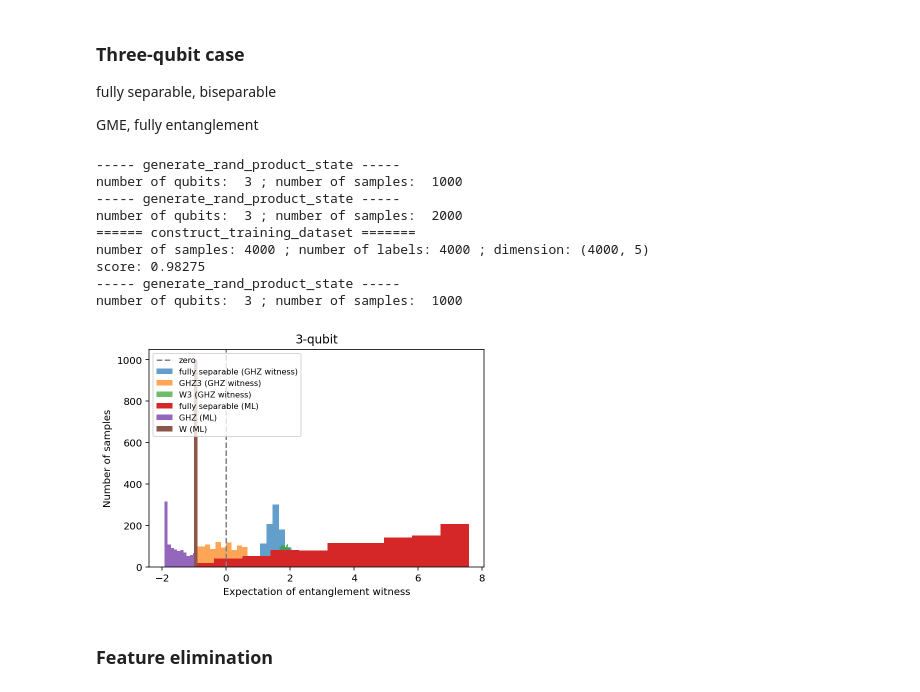
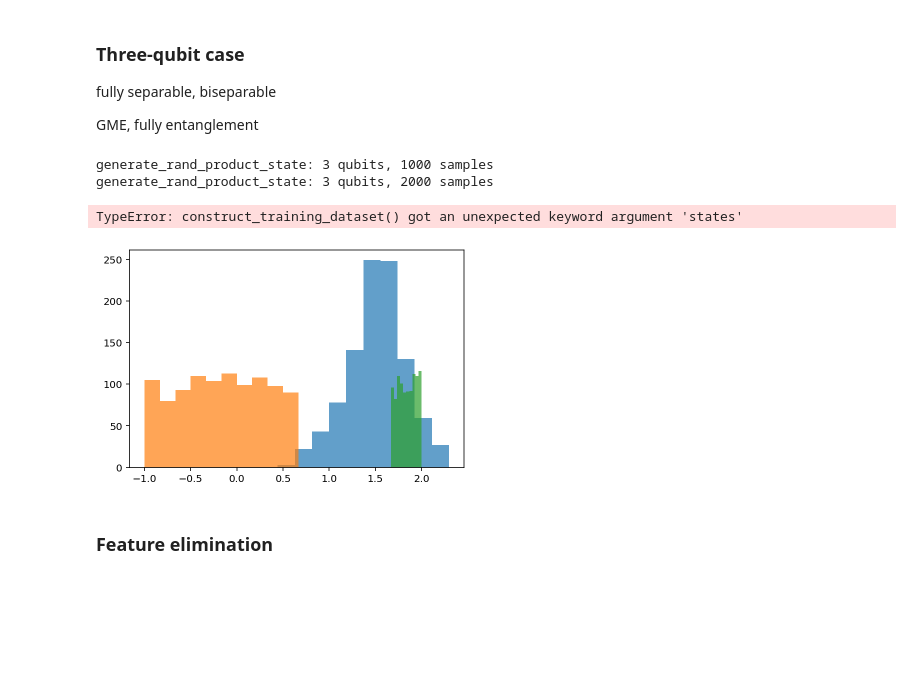
Before and after one commit to Jue-Xu/Entanglement-Witness, a Jupyter notebook: notebook/entangle.ipynb, the cells around one changed output. Saved outputs shown, nothing was run; the diff lists cells and outputs as text; code cells hidden in the pictures; blank space fills up the shorter version.

```diff
--- a/notebook/entangle.ipynb
+++ b/notebook/entangle.ipynb
@@ -243,13 +244,14 @@ bell_inequality = tensor(a_0,a_1) + tensor(a_1,b_0) + tensor(a_1,b_1) - tensor(a
 # w_ansatz = tensor([sigmax(), sigmax(), sigmaz()])
 # print(w_ansatz)
 # %%
-def construct_training_dataset(states,labels,operators):
-    print("====== construct_training_dataset =======")
-    # from functools import reduce
-    # for state in reduce(lambda x, y: x + y, states)
-    # y = np.array(labels).flatten()
-    all_states =  sum(states, [])
-    y = np.array(sum(labels,[]))
+def construct_training_dataset(states_labels,operators,verbose=False):
+    print("------- construct_training_dataset -------")
+    states_labels = np.array(states_labels,dtype=object)
+    all_states = states_labels[:,0].flatten()
+    # print(all_states)
+    y = states_labels[:,1].flatten()
+    # print(y)
+    # y = sum(states_labels[:,1],[])
     n_sample = len(all_states)
 
     # evaluate features - expectation values
@@ -259,17 +261,19 @@ def construct_training_dataset(states,labels,operators):
     order = np.random.permutation(n_sample)
     # print(order)
     features = features[order]
-    y = y[order]
-    # y = y[order].astype(float)
-    # print(y)
+    y = y[order].astype(int)
+    if verbose:
+        print(y)
     # print(features)
 
     print('number of samples:', n_sample, '; number of labels:', len(y), '; dimension:', shape(features))
+    print("------------------- end -------------------")
     return (features, y)
 
 
 # number_samples = 1000
 size_train = 3
+noise_limit = 1/3
 
 bell_kinds = ['00', '01', '10', '11']
 pauli_str = ['I', 'X', 'Y', 'Z']
@@ -278,11 +282,8 @@ two_pauli_label = [a+b for a in pauli_str for b in pauli_str ]
 print(two_pauli_label)
 # print(two_pauli)
 
-# print(expect(two_pauli,bell_state('11')))
-X_0 = generate_bell_noisy_density(size_train,kind='11',noise_limit=1/3)
-y_0 = [0 for i in range(size_train)]
-X_1 = generate_rand_product_state(n=2,m=size_train)
-y_1 = [1 for i in range(size_train)]
-X, y = construct_training_dataset([X_0, X_1, X_1], [y_0, y_1, y_1],two_pauli)
+state_0 = [generate_bell_noisy_density(size_train,kind='11',noise_limit=noise_limit), const_label(0,size_train)]
+state_1 = [generate_rand_product_state(n=2,m=size_train), const_label(1,size_train)]
+X, y = construct_training_dataset([state_0,state_1],two_pauli)
 # %% [output]
 ['II', 'IX', 'IY', 'IZ', 'XI', 'XX', 'XY', 'XZ', 'YI', 'YX', 'YY', 'YZ', 'ZI', 'ZX', 'ZY', 'ZZ']
@@ -590,45 +594,39 @@ labels = [ [1 for i in range(2 * size_train)], [0 for i in range(size_train) ],
 # print(labels)
 X, y = construct_training_dataset(states=input_states,labels=labels,operators=three_pauli)
 # print(Y)
 clf = svm.SVC()
 clf.fit(X, y)
 print('score:', clf.score(X, y))
 
 ##################### testing ########################
 ghz3_test = generate_noisy_ghz_ensemble(n=3,m=size_test,noise_limit=noise_limit)
 w3_test = generate_noisy_w_ensemble(n=3,m=size_test,noise_limit=noise_limit)
 test_dataset = [generate_rand_product_state(3, size_test), ghz3_test, w3_test]
 # test_1 = generate_two_qubit_random_pure_state_PPT(size_test)[1]
 for test_data in test_dataset:
     feature_test = [expect(three_pauli, state) for state in test_data]
     prediction_test = clf.predict(feature_test)
     # print(prediction_three_1)
     decision_test = clf.decision_function(feature_test)
     ax.hist(decision_test)
 
 ##################### plot ########################
 ax.axvline(0.0, ls="--", color="gray")
 # ax.text(4, 0.4, r'$$')
 ax.set_ylabel('Number of samples')
 # ax.set_ylabel(r'$ \tr (W \rho ) $')
 ax.set_xlabel('Expectation of entanglement witness')
-ax.set_title('3-qubit')
-ax.legend(('zero', 'fully separable (GHZ witness)', 'GHZ3 (GHZ witness)', 'W3 (GHZ witness)', 'fully separable (ML)', 'GHZ (ML)', 'W (ML)'), loc='upper left',prop ={'size': 8})
+ax.set_title('3-qubit case')
+ax.legend(('zero', 'fully separable (GHZ witness)', 'GHZ3 (GHZ witness)', 'W3 (GHZ witness)', 'fully separable (ML)', 'GHZ (ML)', 'W (ML)'), loc='upper left',prop ={'size': 9})
 # ax.legend(('zero', 'fully separable (GHZ witness)', 'GHZ3 (GHZ witness)', 'W3 (GHZ witness)', 'fully separable (W witness)','W3 (W witness)', 'GHZ (W witness)', 'fully separable (ML)', 'GHZ (ML)', 'W (ML)'), loc='upper left',prop ={'size': 8})
 
 # fig.show()
 plt.savefig('three_qubit_hist.png', dpi=300)
 # %% [output]
------ generate_rand_product_state -----
-number of qubits:  3 ; number of samples:  1000
------ generate_rand_product_state -----
-number of qubits:  3 ; number of samples:  2000
-====== construct_training_dataset =======
-number of samples: 4000 ; number of labels: 4000 ; dimension: (4000, 5)
-score: 0.98275
------ generate_rand_product_state -----
-number of qubits:  3 ; number of samples:  1000
+generate_rand_product_state: 3 qubits, 1000 samples
+generate_rand_product_state: 3 qubits, 2000 samples
+TypeError: construct_training_dataset() got an unexpected keyword argument 'states'
-[figure, old version]
+[figure, new version]
 # %% [markdown]
 ### Feature elimination
 # %%
```
Also changed, not shown: parts of 16 cells of this notebook, 10 other files.
